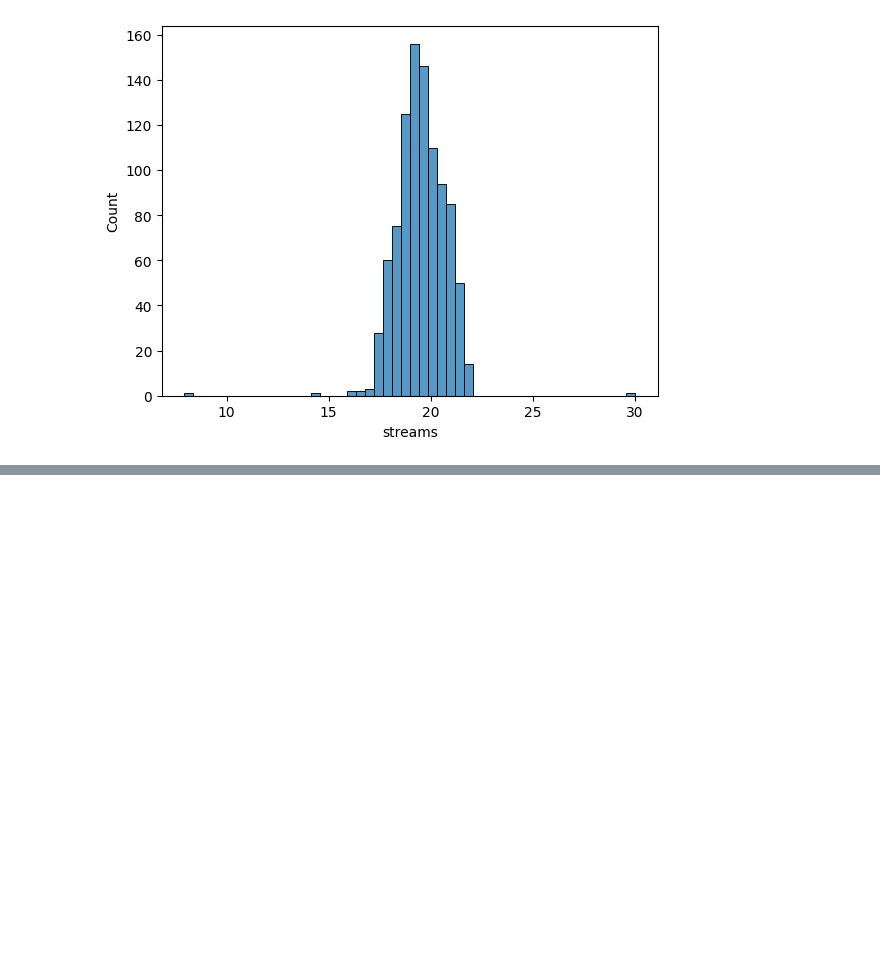
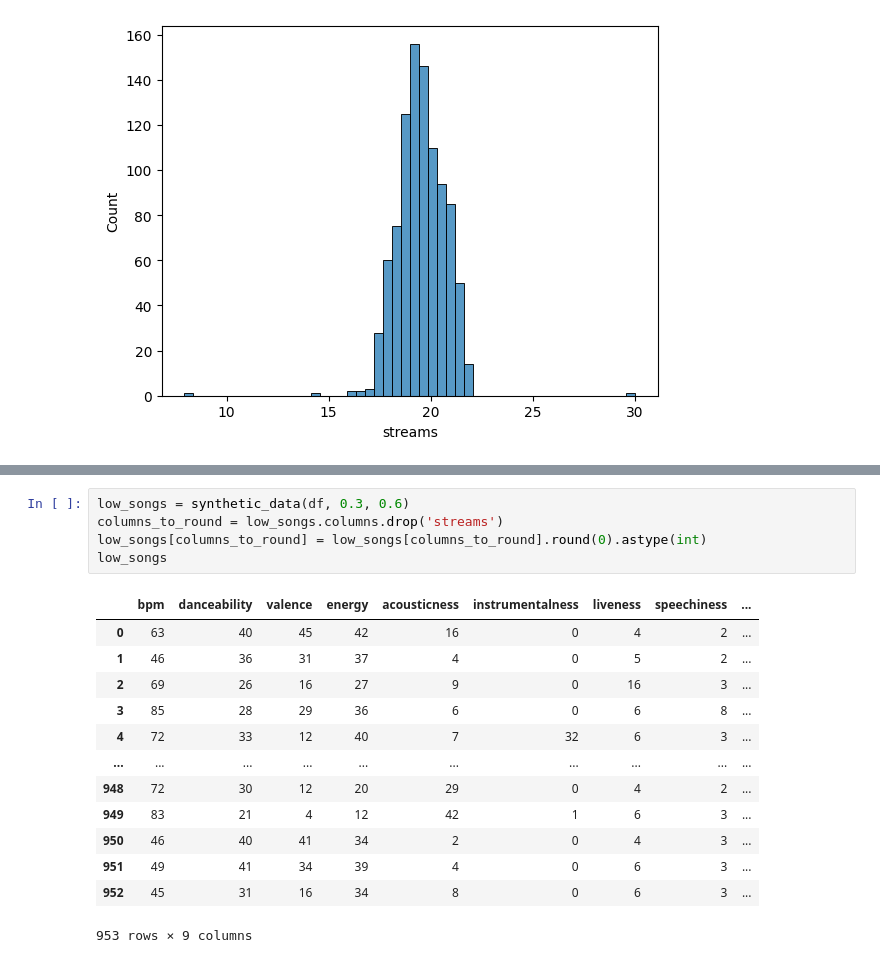
Before and after one commit to Muhsiinn/Song-Popularity-Predictor-, a Jupyter notebook: playground/workbench.ipynb, the cells around one changed output, grey strips where cells are left out. Saved outputs shown, nothing was run; the diff lists cells and outputs as text; blank space fills up the shorter version.

```diff
--- a/playground/workbench.ipynb
+++ b/playground/workbench.ipynb
@@ -141,0 +212,19 @@ sns.histplot(streams_logs,bins=50)
+# %%
+low_songs = synthetic_data(df, 0.3, 0.6)
+columns_to_round = low_songs.columns.drop('streams')
+low_songs[columns_to_round] = low_songs[columns_to_round].round(0).astype(int)
+low_songs
+# %% [output]
+|  | bpm | danceability | valence | energy | acousticness | instrumentalness | liveness | speechiness | ... |
+| 0 | 63 | 40 | 45 | 42 | 16 | 0 | 4 | 2 | ... |
+| 1 | 46 | 36 | 31 | 37 | 4 | 0 | 5 | 2 | ... |
+| 2 | 69 | 26 | 16 | 27 | 9 | 0 | 16 | 3 | ... |
+| 3 | 85 | 28 | 29 | 36 | 6 | 0 | 6 | 8 | ... |
+| 4 | 72 | 33 | 12 | 40 | 7 | 32 | 6 | 3 | ... |
+| ... | ... | ... | ... | ... | ... | ... | ... | ... | ... |
+| 948 | 72 | 30 | 12 | 20 | 29 | 0 | 4 | 2 | ... |
+| 949 | 83 | 21 | 4 | 12 | 42 | 1 | 6 | 3 | ... |
+| 950 | 46 | 40 | 41 | 34 | 2 | 0 | 4 | 3 | ... |
+| 951 | 49 | 41 | 34 | 39 | 4 | 0 | 6 | 3 | ... |
+| 952 | 45 | 31 | 16 | 34 | 8 | 0 | 6 | 3 | ... |
+953 rows × 9 columns
```
Also changed, not shown: parts of 24 cells of this notebook.
